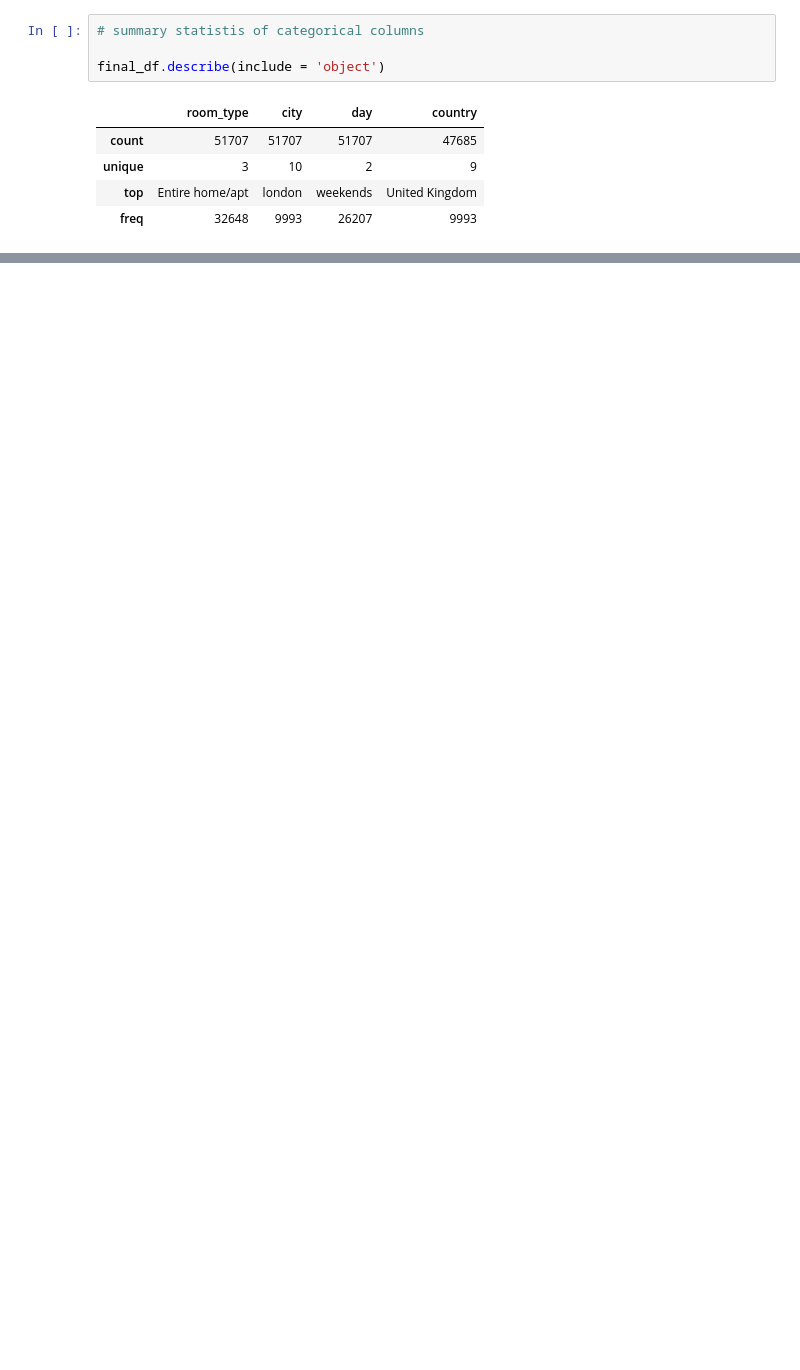
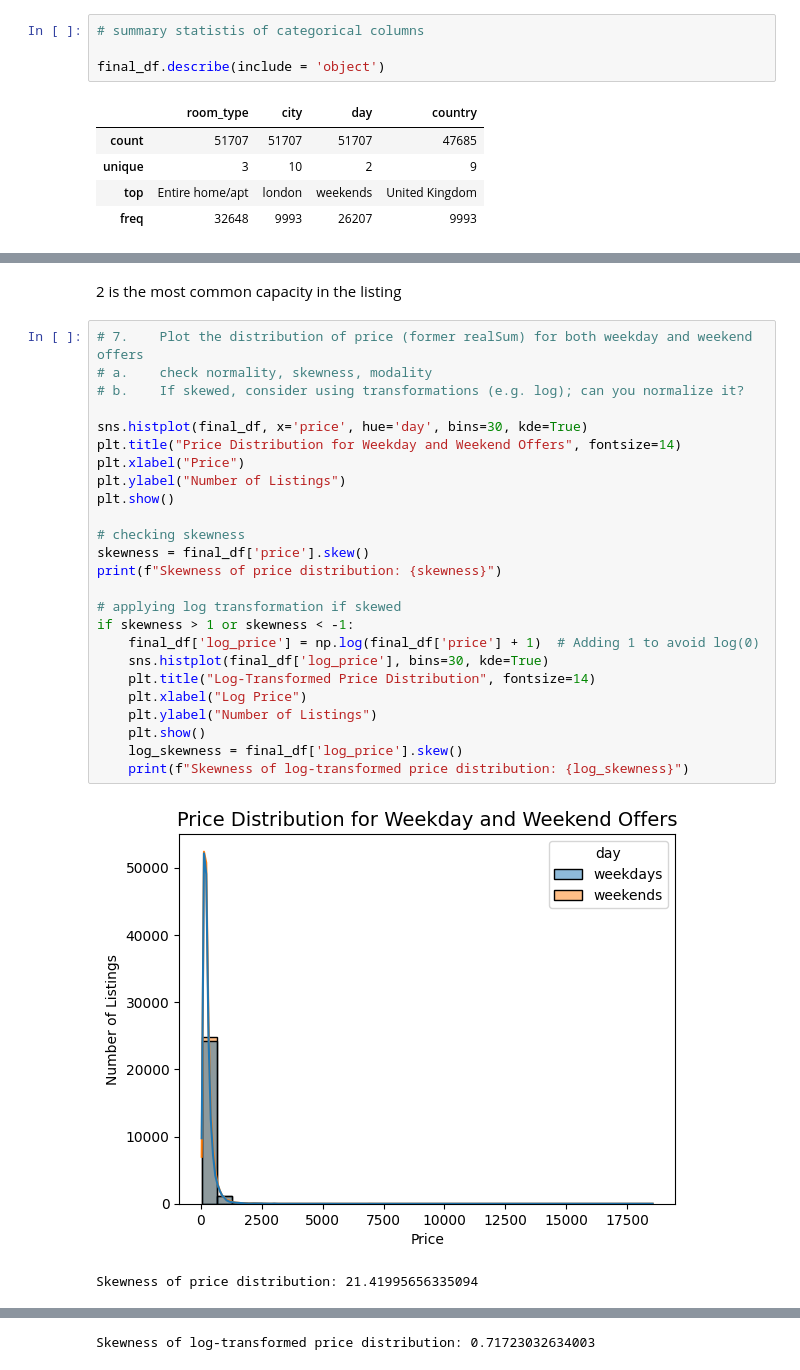
Before and after one commit to Tusar-A/ASDA_Group_2_week_4, a Jupyter notebook: notebooks/airbnb_notebook_tusar.ipynb, the cells around one changed output, grey strips where cells are left out. Cells and saved outputs as stored; diff of their text form; blank space fills up the shorter version.

```diff
--- a/notebooks/airbnb_notebook_tusar.ipynb
+++ b/notebooks/airbnb_notebook_tusar.ipynb
@@ -176,0 +275,30 @@ final_df.describe(include = 'object')
+# %% [markdown]
+2 is the most common capacity in the listing
+# %%
+# 7.	Plot the distribution of price (former realSum) for both weekday and weekend offers
+# a.	check normality, skewness, modality
+# b.	If skewed, consider using transformations (e.g. log); can you normalize it?
+
+sns.histplot(final_df, x='price', hue='day', bins=30, kde=True)
+plt.title("Price Distribution for Weekday and Weekend Offers", fontsize=14)
+plt.xlabel("Price")
+plt.ylabel("Number of Listings")
+plt.show()
+
+# checking skewness
+skewness = final_df['price'].skew()
+print(f"Skewness of price distribution: {skewness}")
+
+# applying log transformation if skewed
+if skewness > 1 or skewness < -1:
+    final_df['log_price'] = np.log(final_df['price'] + 1)  # Adding 1 to avoid log(0)
+    sns.histplot(final_df['log_price'], bins=30, kde=True)
+    plt.title("Log-Transformed Price Distribution", fontsize=14)
+    plt.xlabel("Log Price")
+    plt.ylabel("Number of Listings")
+    plt.show()
+    log_skewness = final_df['log_price'].skew()
+    print(f"Skewness of log-transformed price distribution: {log_skewness}")
+# %% [output]
+[figure, added]
+Skewness of price distribution: 21.41995656335094
@@ -176,0 +306 @@ final_df.describe(include = 'object')
+Skewness of log-transformed price distribution: 0.71723032634003
```
Also changed, not shown: parts of 11 cells of this notebook.
